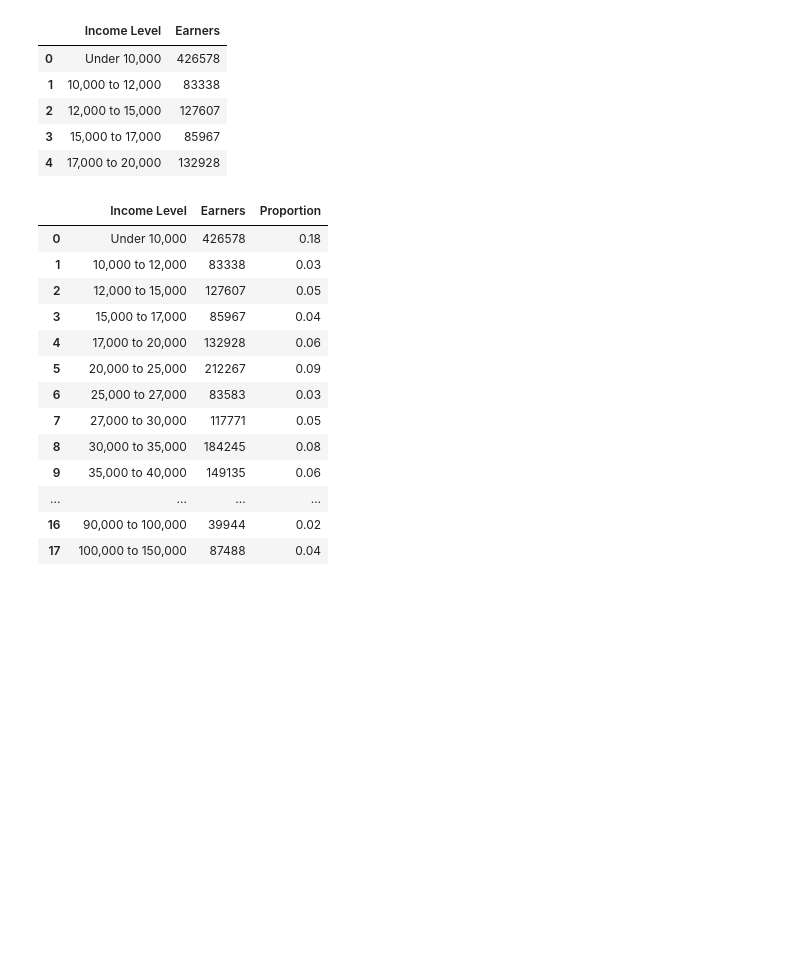
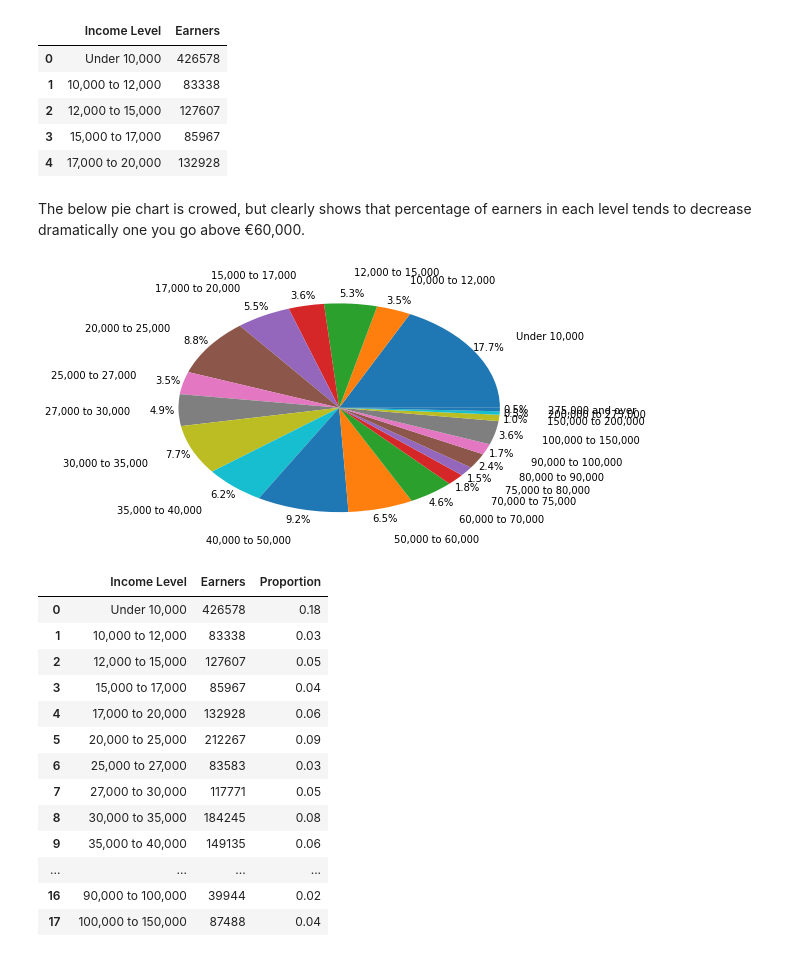
Before and after one commit to dermotkel/programming-project, a Jupyter notebook: Programming Project.ipynb, the cells around one changed output. Cells and saved outputs as stored; diff of their text form; code cells hidden in the pictures; blank space fills up the shorter version.

```diff
--- a/Programming Project.ipynb
+++ b/Programming Project.ipynb
@@ -137,6 +140,13 @@ income_data.head()
 | 2 | 12,000 to 15,000 | 127607 |
 | 3 | 15,000 to 17,000 | 85967 |
 | 4 | 17,000 to 20,000 | 132928 |
+# %% [markdown]
+The below pie chart is crowed, but clearly shows that percentage of earners in each level tends to decrease dramatically one you go above €60,000.
+# %%
+plt.pie(income_data['Earners'], labels=income_data['Income Level'], autopct='%1.1f%%', labeldistance=1.3, pctdistance=1.1, radius = 1.2)
+plt.show()
+# %% [output]
+[figure, added]
 # %%
 y = np.sum(income_data['Earners'])
 # %%
```
Also changed, not shown: parts of 2 cells of this notebook.
